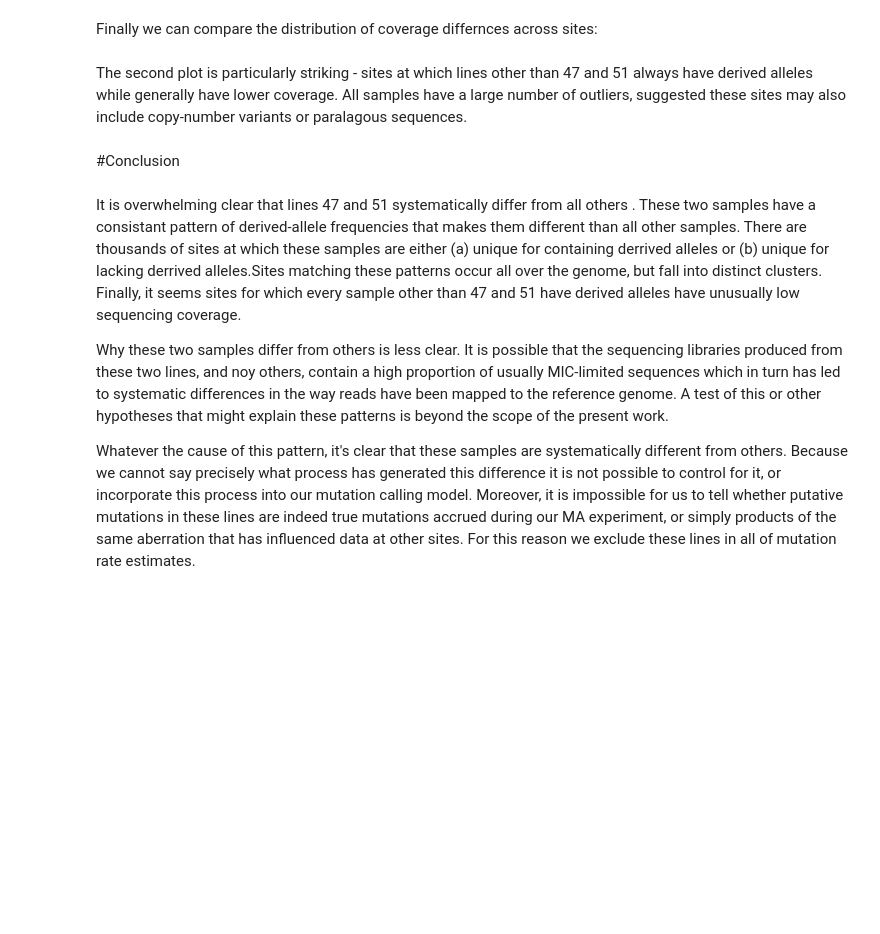
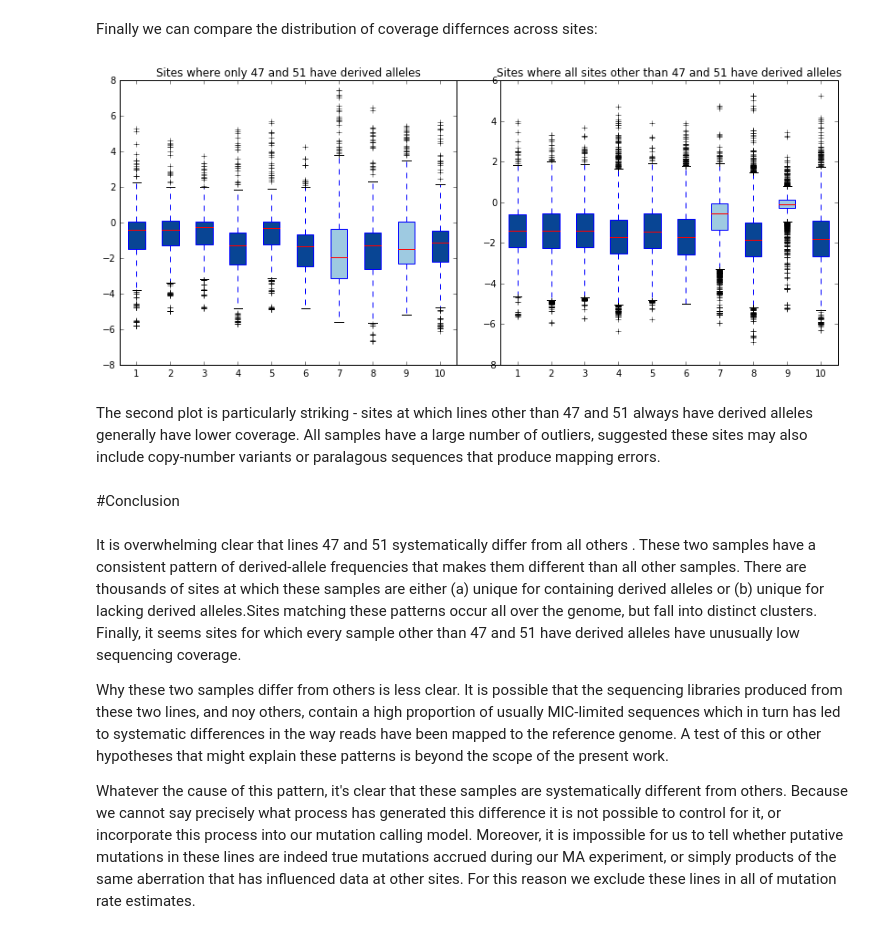
Before and after one commit to reedacartwright/Tt_MA_supplement, a Jupyter notebook: Supplement.ipynb, the cells around one changed output. Drawn from its saved outputs; the diff is of its cells as text; code cells hidden in the pictures; blank space fills up the shorter version.

```diff
--- a/Supplement.ipynb
+++ b/Supplement.ipynb
@@ -336,34 +357,52 @@ def extract_cov_folds(r, cov_dict = coverage_dictionary):
 # %% [markdown]
 Finally we can compare the distribution of coverage differnces across sites:
 # %%
+def mask_nans(arr):
+    """
+    Turn a 2D array including NaNs values into a list of lists, with each
+    one with alll of the non-NaN for a sub-array.
+
+    matplotlib boxplot no longer accepts NaNs, Nones or masked arrays.
+    In order to produce a boxplot, we need to extract only those values
+    that are not NaNs for each sample. In turn, that means each sample
+    will have a different number of valid observations. This means the values
+    can no longer be store in arrays (where each element must have the same
+    dimension). Taken togetheher, this means converting the arrays of coverage
+    differences into a list of lists.
+    """
+    return [[obs for obs in row if obs] for row in ma.masked_invalid(arr.T)]
+
+
 cov_diff_u = np.array([extract_cov_folds(r) for r in l47_51_only])
 cov_diff_o = np.array([extract_cov_folds(r) for r in others_only])
 
 cv = ["#9ecae1" if s in ["TtM47", "TtM51"] else "#084594" for s in sample_names]
 
 fig, ax = subplots(figsize=(12,5))
 ax.xaxis.set_visible(False)
 ax.yaxis.set_visible(False)
 
 fig.add_subplot(121)
-title("Sites where only 47 and 51 have derrived alleles")
-bplot = boxplot(cov_diff_u, patch_artist=True)
+title("Sites where only 47 and 51 have derived alleles")
+bplot = boxplot(mask_nans(cov_diff_u), patch_artist=True)
 for patch, col in zip(bplot['boxes'], cv):
     patch.set_facecolor(col)
 
 fig.add_subplot(122)
-title("Sites where all sites other than 47 and 51 have derrived alleles")
-bplot = boxplot(cov_diff_o, patch_artist=True)
+title("Sites where all sites other than 47 and 51 have derived alleles")
+bplot = boxplot(mask_nans(cov_diff_o), patch_artist=True)
 for patch, col in zip(bplot['boxes'], cv):
     patch.set_facecolor(col)
 fig.tight_layout()
 show()
+# %% [output]
+[figure, added]
 # %% [markdown]
-The second plot is particularly striking - sites at which lines other than 47 and 51 always have derived alleles while generally have lower coverage. All samples have a large number of outliers, suggested these sites may also include copy-number variants or paralagous sequences.
+The second plot is particularly striking - sites at which lines other than 47 and 51 always have derived alleles generally have lower coverage. All samples have a large number of outliers, suggested these sites may also include copy-number variants or paralagous sequences that produce mapping errors.
 # %% [markdown]
 #Conclusion
 # %% [markdown]
-It is overwhelming  clear that lines 47 and 51 systematically differ from all others . These two samples have a consistant pattern of derived-allele frequencies that makes them different than all other samples. There are thousands of sites at which these samples are either (a) unique for containing derrived alleles or (b) unique for lacking derrived alleles.Sites matching these patterns occur all over the genome, but fall into distinct clusters. Finally, it seems sites for which every sample other than 47 and 51 have derived alleles have unusually low sequencing coverage.
+It is overwhelming  clear that lines 47 and 51 systematically differ from all others . These two samples have a consistent pattern of derived-allele frequencies that makes them different than all other samples. There are thousands of sites at which these samples are either (a) unique for containing derived alleles or (b) unique for lacking derived alleles.Sites matching these patterns occur all over the genome, but fall into distinct clusters. Finally, it seems sites for which every sample other than 47 and 51 have derived alleles have unusually low sequencing coverage.
 
 Why these two samples differ from others is less clear. It is possible that the sequencing libraries produced from these two lines, and noy others, contain a high proportion of usually MIC-limited sequences which in turn has led to systematic differences in the way reads have been mapped to the reference genome. A test of this or other hypotheses that might explain these patterns is beyond the scope of the present work.
 
```
Also changed, not shown: parts of 27 cells of this notebook, 1 other file.
